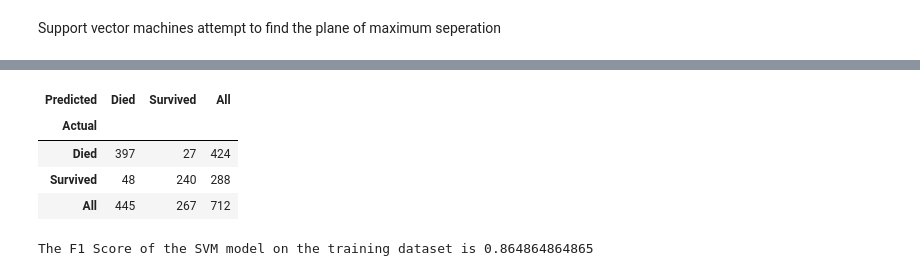
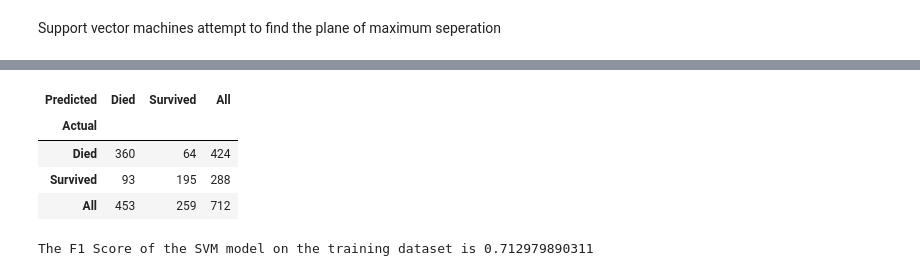
Before and after one commit to VCZLee/Jupyter-Notebooks, a Jupyter notebook: Kaggle/Titanic/Titanic Dataset - Python and data science basics.ipynb, the cells around one changed output, grey strips where cells are left out. Cells and saved outputs as stored; diff of their text form; code cells hidden in the pictures.

```diff
--- a/Kaggle/Titanic/Titanic Dataset - Python and data science basics.ipynb
+++ b/Kaggle/Titanic/Titanic Dataset - Python and data science basics.ipynb
@@ -625,22 +582,35 @@ scaled_train_svm.head(n = 7)
 # %%
+# initialize training and testing datasets for SVM fitting and prediction
+train_svm = train.drop(['Probability','Predicted'], axis = 1, inplace = False)
+test_svm = test.drop(['Probability','Predicted'], axis = 1, inplace = False)
+
+scaled_train_svm = train_svm.copy()
+scaler_svm = preprocessing.MinMaxScaler().fit(scaled_train_svm[['Age', 'SibSp', 'Parch', 'Fare']])
+scaled_train_svm[['Age', 'SibSp', 'Parch', 'Fare']] = scaler_svm.transform(scaled_train_svm[['Age', 'SibSp', 'Parch', 'Fare']])
+
+from sklearn import svm
+train_cols = scaled_train_svm.columns[1:]
+survivalsvm = svm.SVC(kernel = 'rbf', gamma = 0.001, C = 1000, decision_function_shape = 'ovr').fit(scaled_train_svm[train_cols], scaled_train_svm['Survived'])
+scaled_train_svm['Predicted'] = survivalsvm.predict(scaled_train_svm[train_cols])
+
 train_svm_cmatrix = pd.crosstab(np.where(scaled_train_svm['Survived'] == 1, 'Survived', 'Died'),
                             np.where(scaled_train_svm['Predicted'] == 1, 'Survived', 'Died'),
                             rownames=['Actual'],
                             colnames=['Predicted'],
                             margins=True)
 display(train_svm_cmatrix)
 
 train_svm_tp = train_svm_cmatrix['Survived']['Survived']
 train_svm_fp = train_svm_cmatrix['Survived']['Died']
 train_svm_fn = train_svm_cmatrix['Died']['Survived']
 train_svm_precision = train_svm_tp/(train_svm_tp + train_svm_fp)
 train_svm_recall = train_svm_tp/(train_svm_tp + train_svm_fn)
 train_svm_f1 = 2/(train_svm_precision**-1 + train_svm_recall**-1)
 print("The F1 Score of the SVM model on the training dataset is " + str(train_svm_f1))
 # %% [output]
 | Predicted | Died | Survived | All |
 | Actual |  |  |  |
-| Died | 397 | 27 | 424 |
-| Survived | 48 | 240 | 288 |
-| All | 445 | 267 | 712 |
+| Died | 360 | 64 | 424 |
+| Survived | 93 | 195 | 288 |
+| All | 453 | 259 | 712 |
-The F1 Score of the SVM model on the training dataset is 0.864864864865
+The F1 Score of the SVM model on the training dataset is 0.712979890311
```
Also changed, not shown: parts of 7 cells of this notebook.
